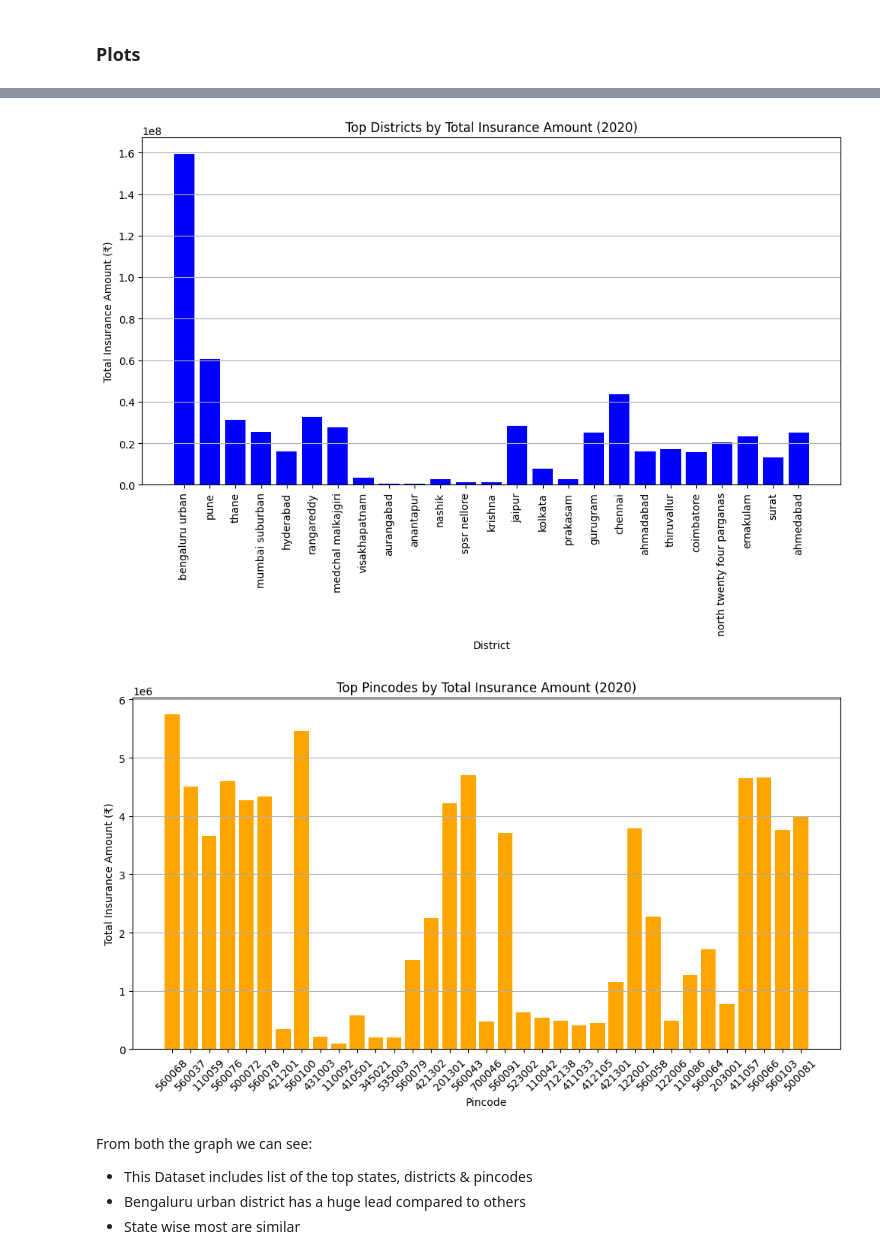
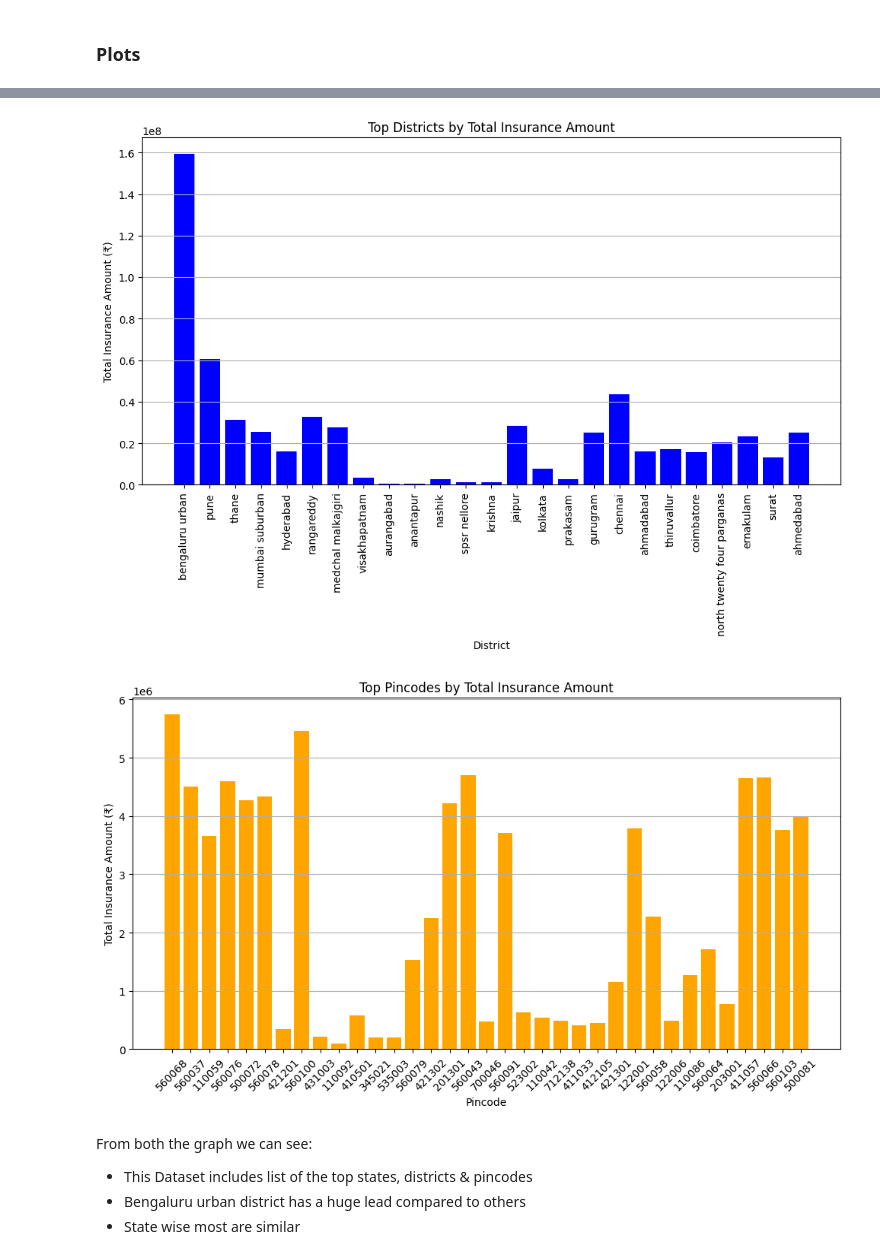
Before and after one commit to Vaisakh-Nirupam/PhonePe_Transaction_Insights, a Jupyter notebook: insurance_phonepe.ipynb, the cells around one changed output, grey strips where cells are left out. Saved outputs shown, nothing was run; the diff lists cells and outputs as text; code cells hidden in the pictures.

```diff
--- a/insurance_phonepe.ipynb
+++ b/insurance_phonepe.ipynb
@@ -585,17 +585,17 @@ plt.show()
 # %%
 # filter top districts
 top_districts = df5[df5['level'] == 'district']
 
 plt.figure(figsize=(12,6))
 plt.bar(top_districts['entity_name'], top_districts['amount'], color='blue')
 plt.xticks(rotation=90)
-plt.title("Top Districts by Total Insurance Amount (2020)")
+plt.title("Top Districts by Total Insurance Amount")
 plt.xlabel("District")
 plt.ylabel("Total Insurance Amount (₹)")
 plt.grid(axis='y')
 plt.show()
 # %% [output]
-[figure, old version]
+[figure, new version]
 # %%
 # filter top pincodes
 top_pincodes = df5[df5['level'] == 'pincode']
@@ -603,13 +603,13 @@ top_pincodes = df5[df5['level'] == 'pincode']
 plt.figure(figsize=(12,6))
 plt.bar(top_pincodes['entity_name'], top_pincodes['amount'], color='orange')
 plt.xticks(rotation=45)
-plt.title("Top Pincodes by Total Insurance Amount (2020)")
+plt.title("Top Pincodes by Total Insurance Amount")
 plt.xlabel("Pincode")
 plt.ylabel("Total Insurance Amount (₹)")
 plt.grid(axis='y')
 plt.show()
 # %% [output]
-[figure, old version]
+[figure, new version]
 # %% [markdown]
 From both the graph we can see:
 * This Dataset includes list of the top states, districts & pincodes
```
Also changed, not shown: parts of 2 cells of this notebook.
